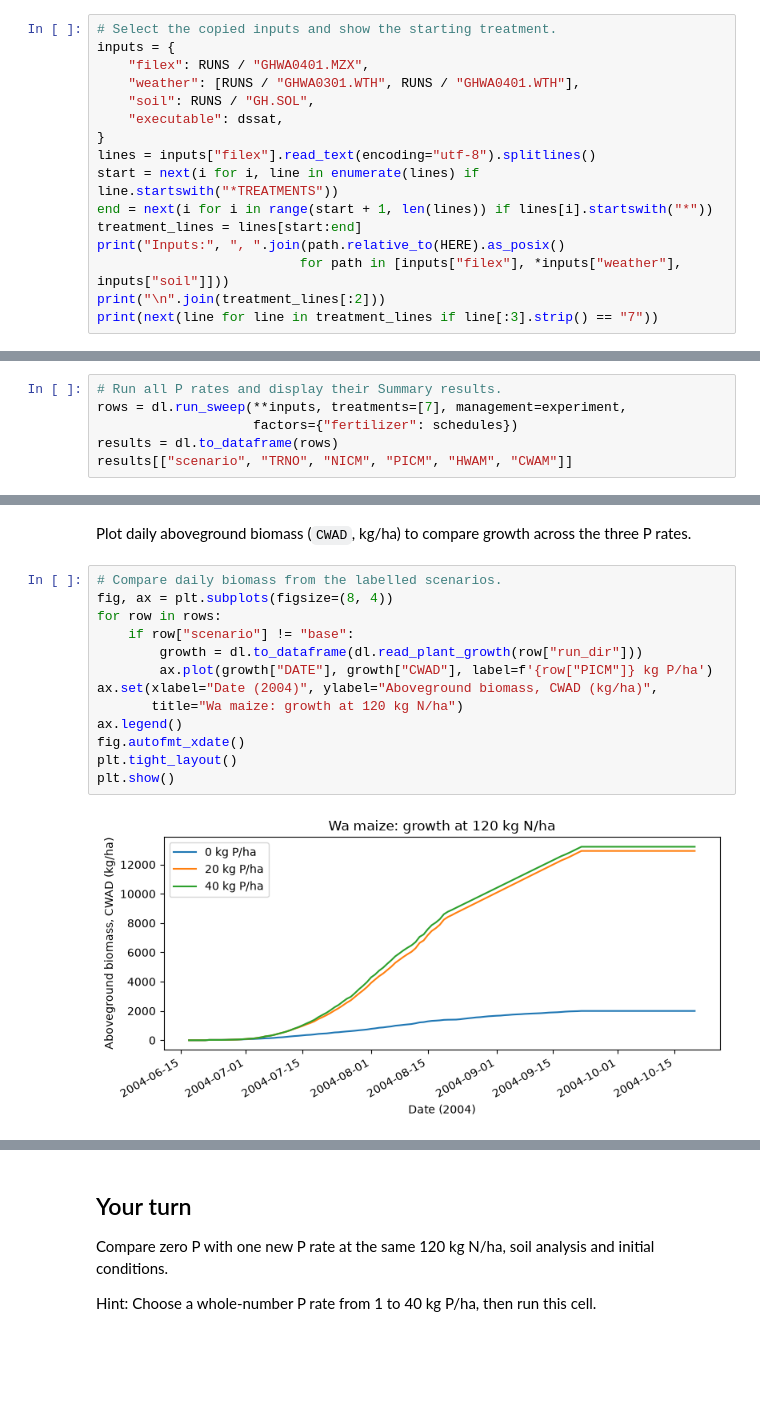
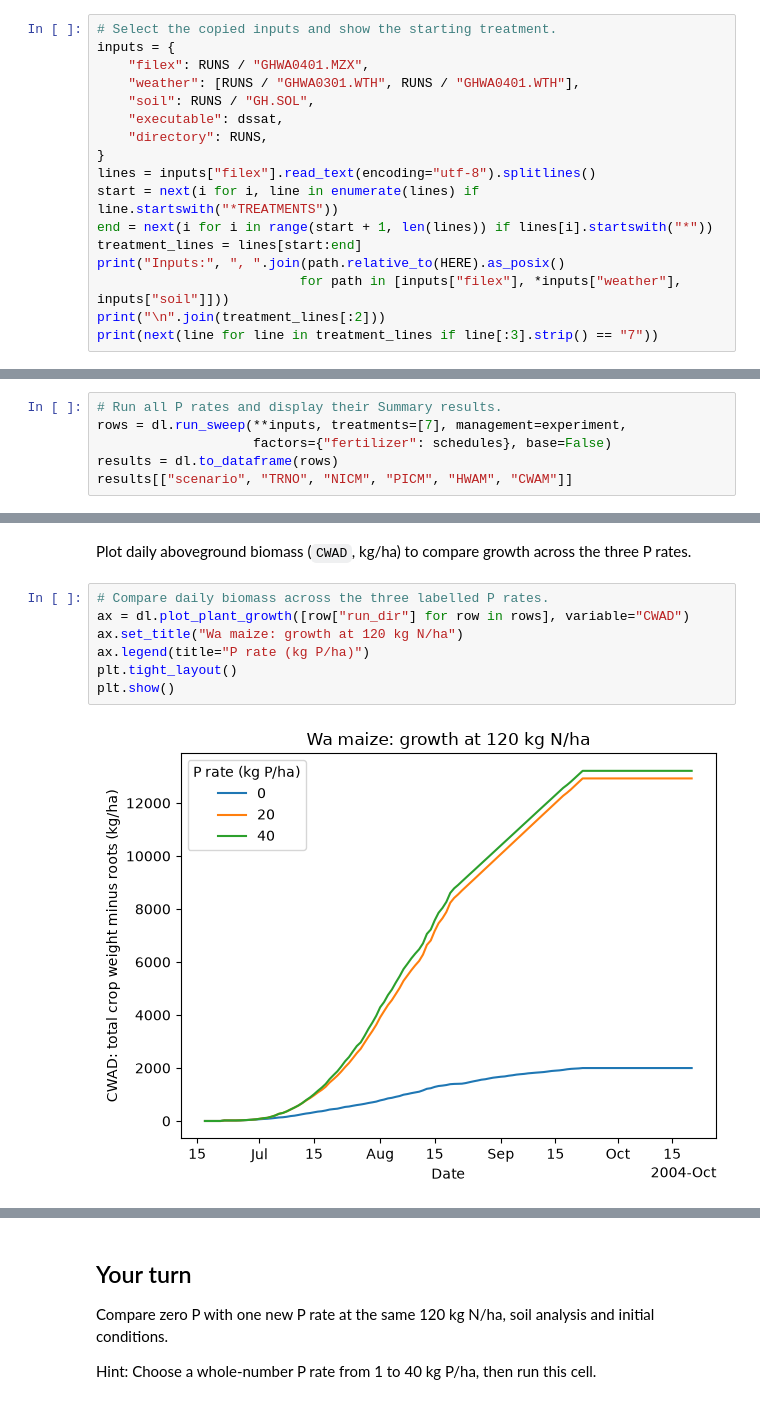
Before and after one commit to AbdelrahmanAmr3/dssatlab, a Jupyter notebook: course/12_phosphorus/lesson.ipynb, the cells around one changed output, grey strips where cells are left out. Saved outputs shown, nothing was run; the diff lists cells and outputs as text; blank space fills up the shorter version.

```diff
--- a/course/12_phosphorus/lesson.ipynb
+++ b/course/12_phosphorus/lesson.ipynb
@@ -47,6 +47,7 @@ inputs = {
     "weather": [RUNS / "GHWA0301.WTH", RUNS / "GHWA0401.WTH"],
     "soil": RUNS / "GH.SOL",
     "executable": dssat,
+    "directory": RUNS,
 }
 lines = inputs["filex"].read_text(encoding="utf-8").splitlines()
 start = next(i for i, line in enumerate(lines) if line.startswith("*TREATMENTS"))
@@ -135,7 +138,7 @@ Run the P sweep and compare applied N (`NICM`), applied P (`PICM`), grain yield
 # %%
 # Run all P rates and display their Summary results.
 rows = dl.run_sweep(**inputs, treatments=[7], management=experiment,
-                    factors={"fertilizer": schedules})
+                    factors={"fertilizer": schedules}, base=False)
 results = dl.to_dataframe(rows)
 results[["scenario", "TRNO", "NICM", "PICM", "HWAM", "CWAM"]]
 # %% [output]
@@ -167,18 +168,12 @@ These outputs do not establish why grain yield falls slightly; this one season d
 # %% [markdown]
 Plot daily aboveground biomass (`CWAD`, kg/ha) to compare growth across the three P rates.
 # %%
-# Compare daily biomass from the labelled scenarios.
-fig, ax = plt.subplots(figsize=(8, 4))
-for row in rows:
-    if row["scenario"] != "base":
-        growth = dl.to_dataframe(dl.read_plant_growth(row["run_dir"]))
-        ax.plot(growth["DATE"], growth["CWAD"], label=f'{row["PICM"]} kg P/ha')
-ax.set(xlabel="Date (2004)", ylabel="Aboveground biomass, CWAD (kg/ha)",
-       title="Wa maize: growth at 120 kg N/ha")
-ax.legend()
-fig.autofmt_xdate()
+# Compare daily biomass across the three labelled P rates.
+ax = dl.plot_plant_growth([row["run_dir"] for row in rows], variable="CWAD")
+ax.set_title("Wa maize: growth at 120 kg N/ha")
+ax.legend(title="P rate (kg P/ha)")
 plt.tight_layout()
 plt.show()
 # %% [output]
-[figure, old version]
+[figure, new version]
 # %% [markdown]
```
Also changed, not shown: parts of 10 cells of this notebook, 7 other files.
